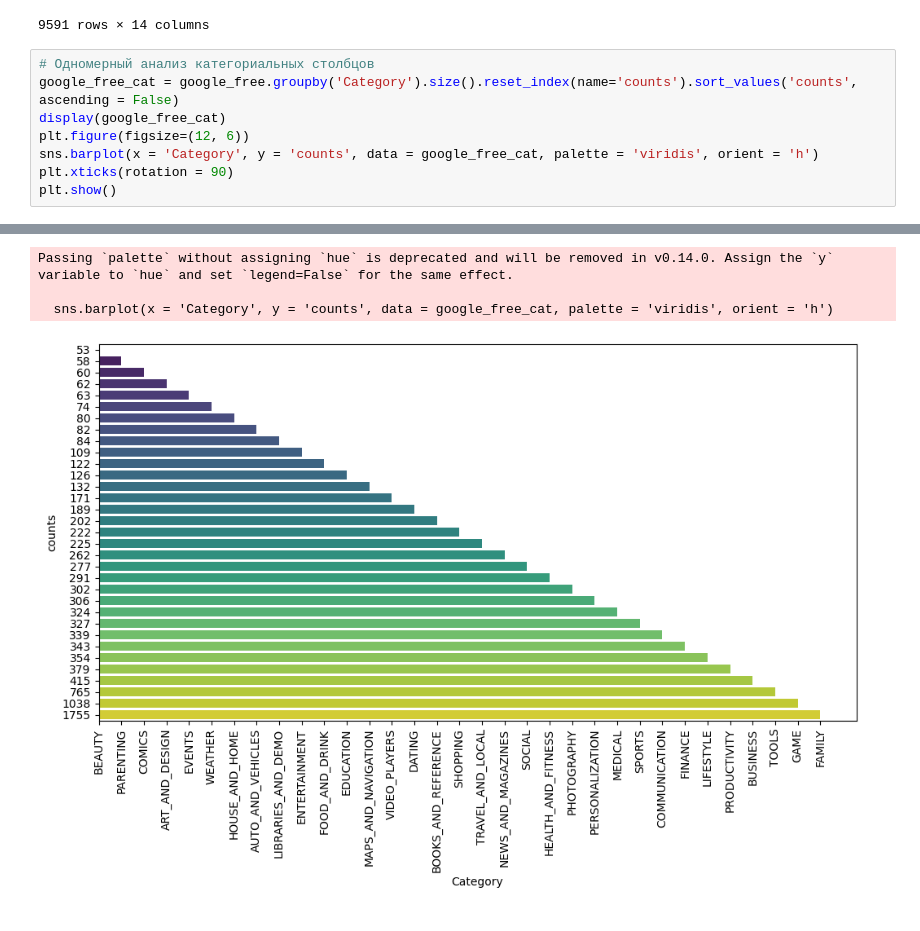
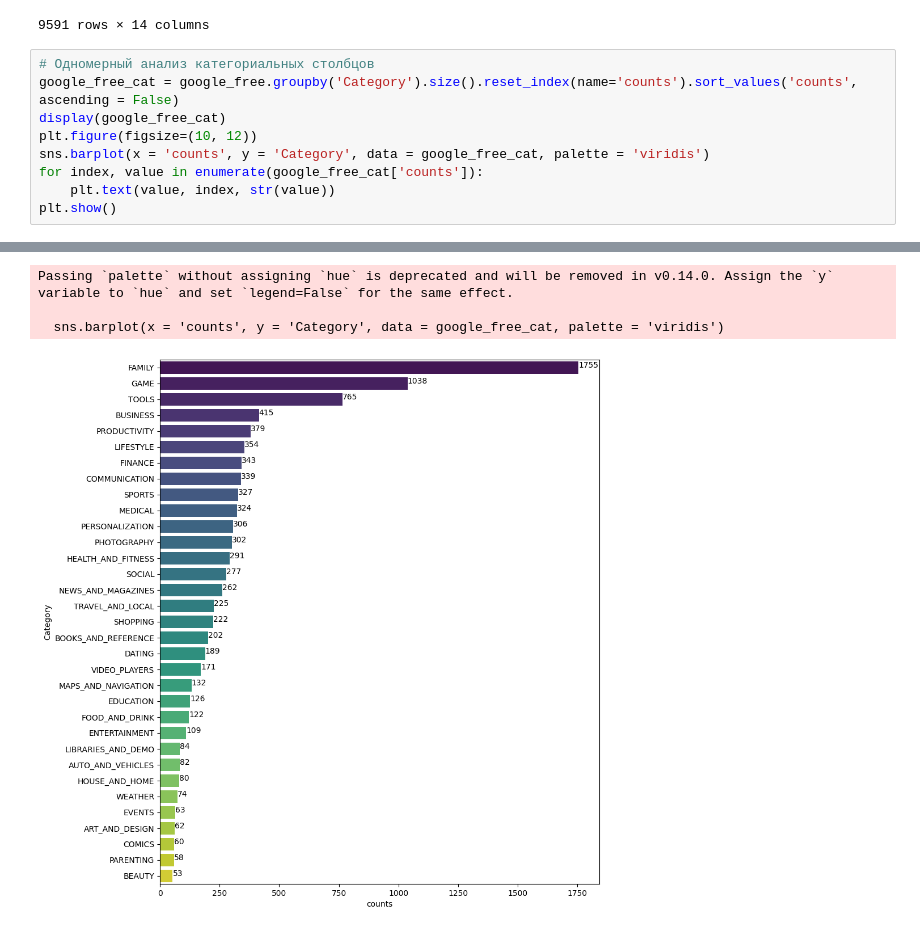
Before and after one commit to gggvitalii90/python_analytics_ich_120925, a Jupyter notebook: notebooks/Python for DA_L19.ipynb, the cells around one changed output, grey strips where cells are left out. Cells and saved outputs as stored; diff of their text form.

```diff
--- a/notebooks/Python for DA_L19.ipynb
+++ b/notebooks/Python for DA_L19.ipynb
@@ -352,30 +352,31 @@ google_free
 # %%
 # Одномерный анализ категориальных столбцов
 google_free_cat = google_free.groupby('Category').size().reset_index(name='counts').sort_values('counts', ascending = False)
 display(google_free_cat)
-plt.figure(figsize=(12, 6))
-sns.barplot(x = 'Category', y = 'counts', data = google_free_cat, palette = 'viridis', orient = 'h')
-plt.xticks(rotation = 90)
+plt.figure(figsize=(10, 12))
+sns.barplot(x = 'counts', y = 'Category', data = google_free_cat, palette = 'viridis')
+for index, value in enumerate(google_free_cat['counts']):
+    plt.text(value, index, str(value))
 plt.show()
 # %% [output]
 |  | Category | counts |
 | 11 | FAMILY | 1755 |
 | 14 | GAME | 1038 |
 | 29 | TOOLS | 765 |
 | 4 | BUSINESS | 415 |
 | 25 | PRODUCTIVITY | 379 |
 | 18 | LIFESTYLE | 354 |
 | 12 | FINANCE | 343 |
 | 6 | COMMUNICATION | 339 |
 | 28 | SPORTS | 327 |
 | 20 | MEDICAL | 324 |
 | ... | ... | ... |
 | 10 | EVENTS | 63 |
 | 0 | ART_AND_DESIGN | 62 |
 | 5 | COMICS | 60 |
 | 22 | PARENTING | 58 |
 | 2 | BEAUTY | 53 |
 Passing `palette` without assigning `hue` is deprecated and will be removed in v0.14.0. Assign the `y` variable to `hue` and set `legend=False` for the same effect.
 
-  sns.barplot(x = 'Category', y = 'counts', data = google_free_cat, palette = 'viridis', orient = 'h')
+  sns.barplot(x = 'counts', y = 'Category', data = google_free_cat, palette = 'viridis')
-[figure, old version]
+[figure, new version]
```
Also changed, not shown: parts of 3 cells of this notebook.
